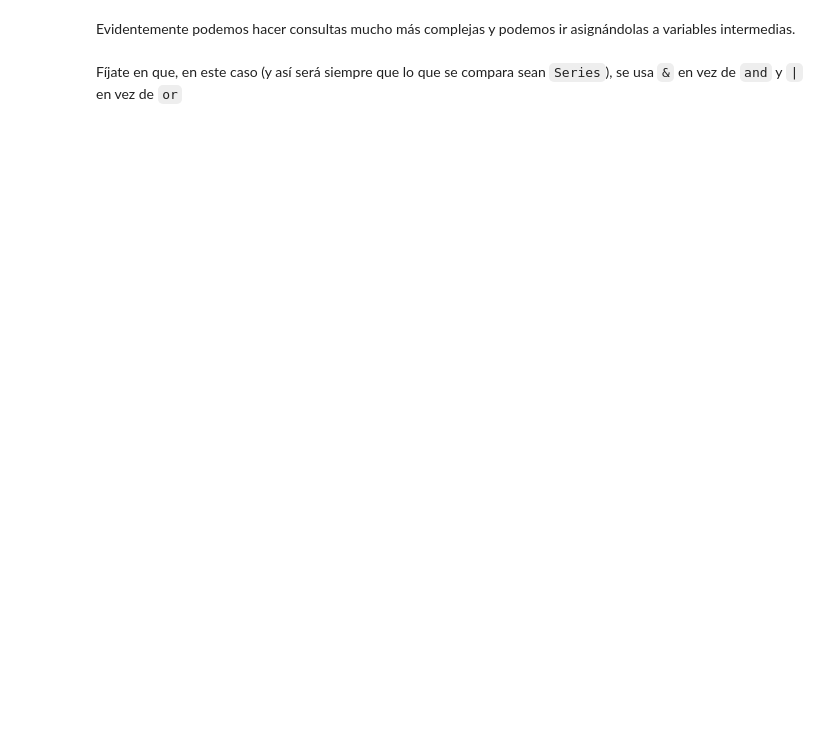
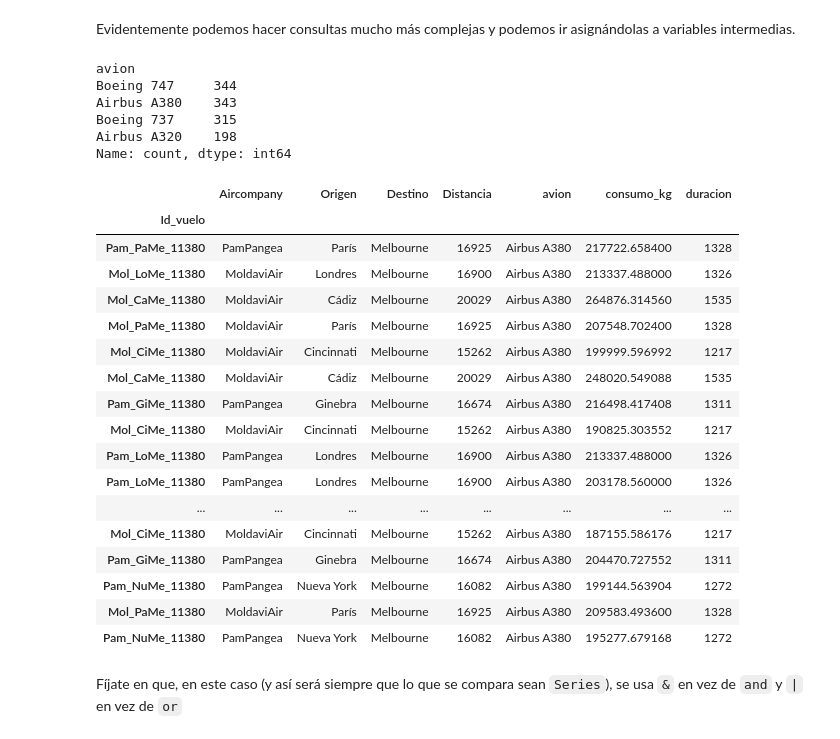
Before and after one commit to gabotron-exe/Gabriel-Ruiz-DSOnline, a Jupyter notebook: 02_Herramientas_Avanzadas/Sprint_04/02_Pandas_II/01_Workout/03_Filtrado.ipynb, the cells around one changed output. Cells and saved outputs as stored; diff of their text form; code cells hidden in the pictures; blank space fills up the shorter version.

```diff
--- a/02_Herramientas_Avanzadas/Sprint_04/02_Pandas_II/01_Workout/03_Filtrado.ipynb
+++ b/02_Herramientas_Avanzadas/Sprint_04/02_Pandas_II/01_Workout/03_Filtrado.ipynb
@@ -30,7 +88,40 @@ Si hubiéramos querido mantener, por lo que fuera, la estructura completa con el
 # %% [markdown]
 Evidentemente podemos hacer consultas mucho más complejas y podemos ir asignándolas a variables intermedias.
+# %%
+df_aviones.avion.value_counts()
+# %% [output]
+avion
+Boeing 747     344
+Airbus A380    343
+Boeing 737     315
+Airbus A320    198
+Name: count, dtype: int64
 # %%
 # Quiero quedarme con los vuelos de los A380 de más de 10000 km de distancia con destino a Melbourne
+vuelos_A380 = df_aviones["avion"] == "Airbus A380"
+mas_10_km = df_aviones["Distancia"] > 10000
+a_Melbourne = df_aviones["Destino"] == "Melbourne"
+condicion = vuelos_A380 & mas_10_km & a_Melbourne
+df_aviones.loc[condicion]
+# %% [output]
+|  | Aircompany | Origen | Destino | Distancia | avion | consumo_kg | duracion |
+| Id_vuelo |  |  |  |  |  |  |  |
+| Pam_PaMe_11380 | PamPangea | París | Melbourne | 16925 | Airbus A380 | 217722.658400 | 1328 |
+| Mol_LoMe_11380 | MoldaviAir | Londres | Melbourne | 16900 | Airbus A380 | 213337.488000 | 1326 |
+| Mol_CaMe_11380 | MoldaviAir | Cádiz | Melbourne | 20029 | Airbus A380 | 264876.314560 | 1535 |
+| Mol_PaMe_11380 | MoldaviAir | París | Melbourne | 16925 | Airbus A380 | 207548.702400 | 1328 |
+| Mol_CiMe_11380 | MoldaviAir | Cincinnati | Melbourne | 15262 | Airbus A380 | 199999.596992 | 1217 |
+| Mol_CaMe_11380 | MoldaviAir | Cádiz | Melbourne | 20029 | Airbus A380 | 248020.549088 | 1535 |
+| Pam_GiMe_11380 | PamPangea | Ginebra | Melbourne | 16674 | Airbus A380 | 216498.417408 | 1311 |
+| Mol_CiMe_11380 | MoldaviAir | Cincinnati | Melbourne | 15262 | Airbus A380 | 190825.303552 | 1217 |
+| Pam_LoMe_11380 | PamPangea | Londres | Melbourne | 16900 | Airbus A380 | 213337.488000 | 1326 |
+| Pam_LoMe_11380 | PamPangea | Londres | Melbourne | 16900 | Airbus A380 | 203178.560000 | 1326 |
+| ... | ... | ... | ... | ... | ... | ... | ... |
+| Mol_CiMe_11380 | MoldaviAir | Cincinnati | Melbourne | 15262 | Airbus A380 | 187155.586176 | 1217 |
+| Pam_GiMe_11380 | PamPangea | Ginebra | Melbourne | 16674 | Airbus A380 | 204470.727552 | 1311 |
+| Pam_NuMe_11380 | PamPangea | Nueva York | Melbourne | 16082 | Airbus A380 | 199144.563904 | 1272 |
+| Mol_PaMe_11380 | MoldaviAir | París | Melbourne | 16925 | Airbus A380 | 209583.493600 | 1328 |
+| Pam_NuMe_11380 | PamPangea | Nueva York | Melbourne | 16082 | Airbus A380 | 195277.679168 | 1272 |
 # %% [markdown]
 Fíjate en que, en este caso (y así será siempre que lo que se compara sean `Series`), se usa `&` en vez de `and` y `|` en vez de `or`
 # %%
```
Also changed, not shown: parts of 9 cells of this notebook, 2 other files.
